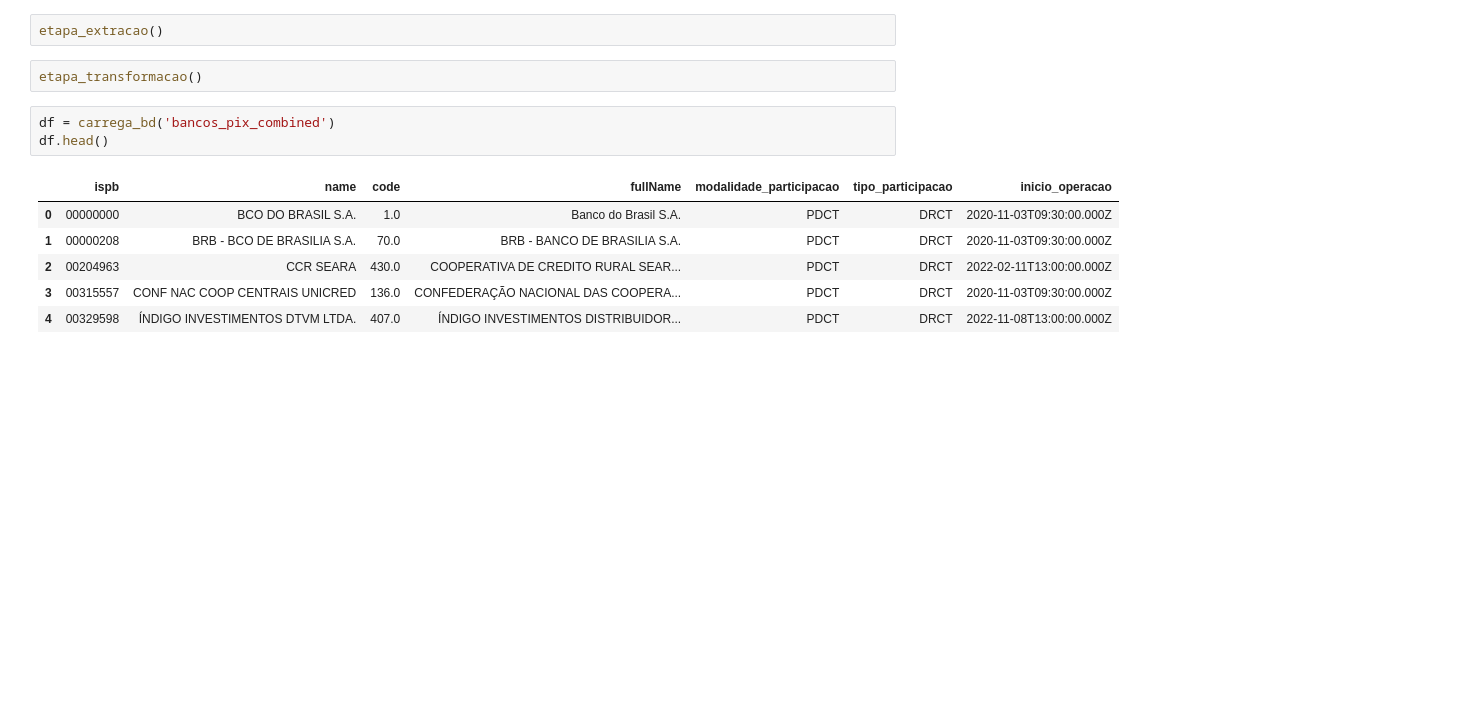
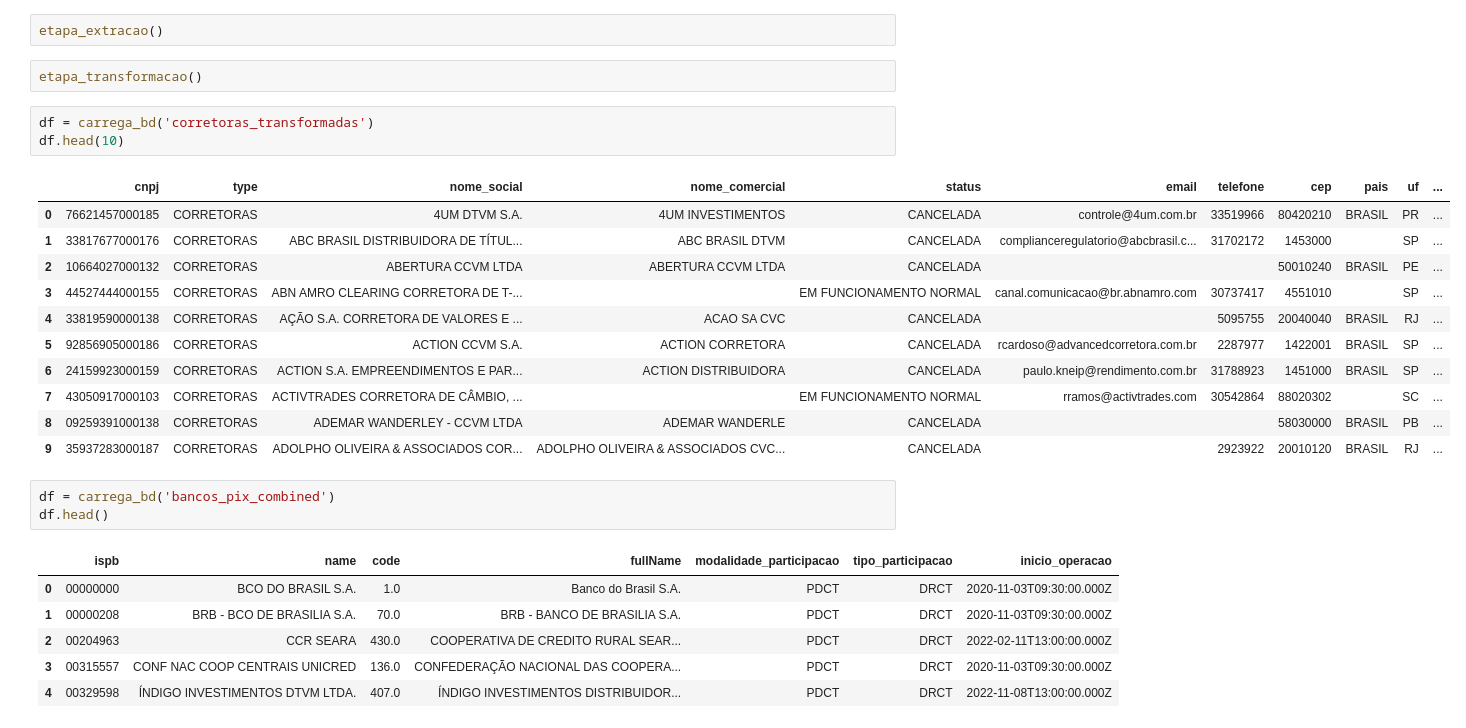
Before and after one commit to JoaoVinicius1904/CoderHouse, a Jupyter notebook: Projeto_Final.ipynb, the cells around one changed output. Drawn from its saved outputs; the diff is of its cells as text; blank space fills up the shorter version.

```diff
--- a/Projeto_Final.ipynb
+++ b/Projeto_Final.ipynb
@@ -169,6 +169,21 @@ def etapa_transformacao():
 etapa_extracao()
 # %%
 etapa_transformacao()
+# %%
+df = carrega_bd('corretoras_transformadas')
+df.head(10)
+# %% [output]
+|  | cnpj | type | nome_social | nome_comercial | status | email | telefone | cep | pais | uf | ... |
+| 0 | 76621457000185 | CORRETORAS | 4UM DTVM S.A. | 4UM INVESTIMENTOS | CANCELADA | controle@4um.com.br | 33519966 | 80420210 | BRASIL | PR | ... |
+| 1 | 33817677000176 | CORRETORAS | ABC BRASIL DISTRIBUIDORA DE TÍTUL... | ABC BRASIL DTVM | CANCELADA | complianceregulatorio@abcbrasil.c... | 31702172 | 1453000 |  | SP | ... |
+| 2 | 10664027000132 | CORRETORAS | ABERTURA CCVM LTDA | ABERTURA CCVM LTDA | CANCELADA |  |  | 50010240 | BRASIL | PE | ... |
+| 3 | 44527444000155 | CORRETORAS | ABN AMRO CLEARING CORRETORA DE T-... |  | EM FUNCIONAMENTO NORMAL | canal.comunicacao@br.abnamro.com | 30737417 | 4551010 |  | SP | ... |
+| 4 | 33819590000138 | CORRETORAS | AÇÃO S.A. CORRETORA DE VALORES E ... | ACAO SA CVC | CANCELADA |  | 5095755 | 20040040 | BRASIL | RJ | ... |
+| 5 | 92856905000186 | CORRETORAS | ACTION CCVM S.A. | ACTION CORRETORA | CANCELADA | rcardoso@advancedcorretora.com.br | 2287977 | 1422001 | BRASIL | SP | ... |
+| 6 | 24159923000159 | CORRETORAS | ACTION S.A. EMPREENDIMENTOS E PAR... | ACTION DISTRIBUIDORA | CANCELADA | paulo.kneip@rendimento.com.br | 31788923 | 1451000 | BRASIL | SP | ... |
+| 7 | 43050917000103 | CORRETORAS | ACTIVTRADES CORRETORA DE CÂMBIO, ... |  | EM FUNCIONAMENTO NORMAL | rramos@activtrades.com | 30542864 | 88020302 |  | SC | ... |
+| 8 | 09259391000138 | CORRETORAS | ADEMAR WANDERLEY - CCVM LTDA | ADEMAR WANDERLE | CANCELADA |  |  | 58030000 | BRASIL | PB | ... |
+| 9 | 35937283000187 | CORRETORAS | ADOLPHO OLIVEIRA & ASSOCIADOS COR... | ADOLPHO OLIVEIRA & ASSOCIADOS CVC... | CANCELADA |  | 2923922 | 20010120 | BRASIL | RJ | ... |
 # %%
 df = carrega_bd('bancos_pix_combined')
 df.head()
```
Also changed, not shown: 1 other file.
